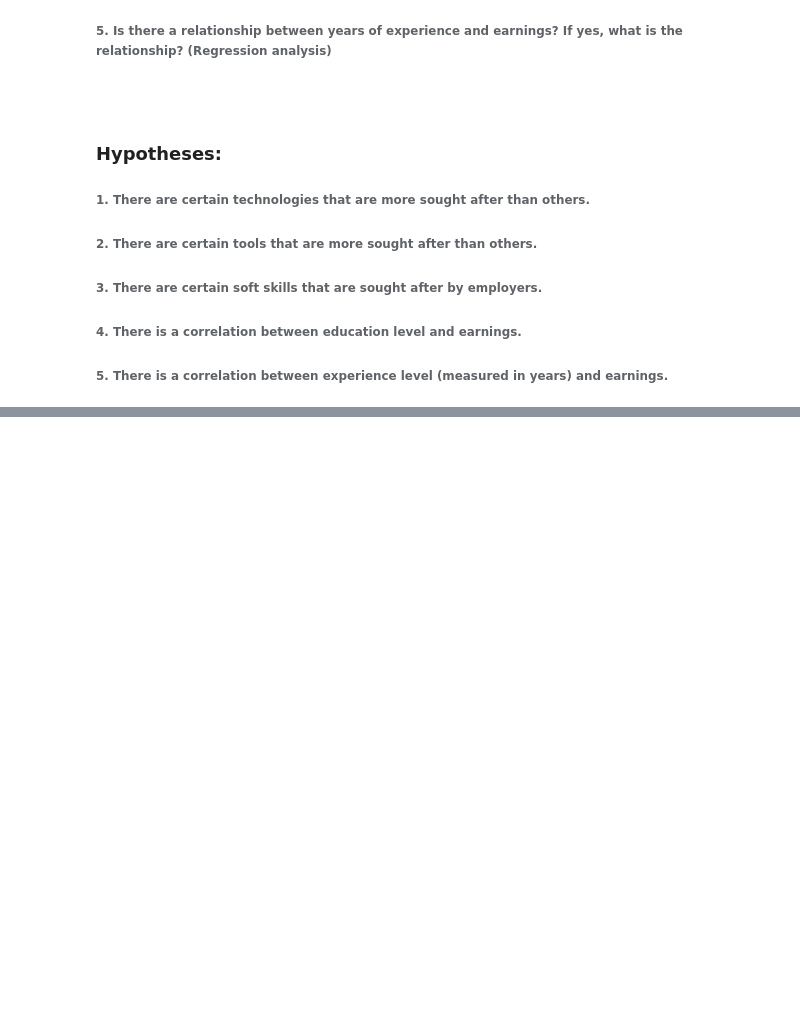
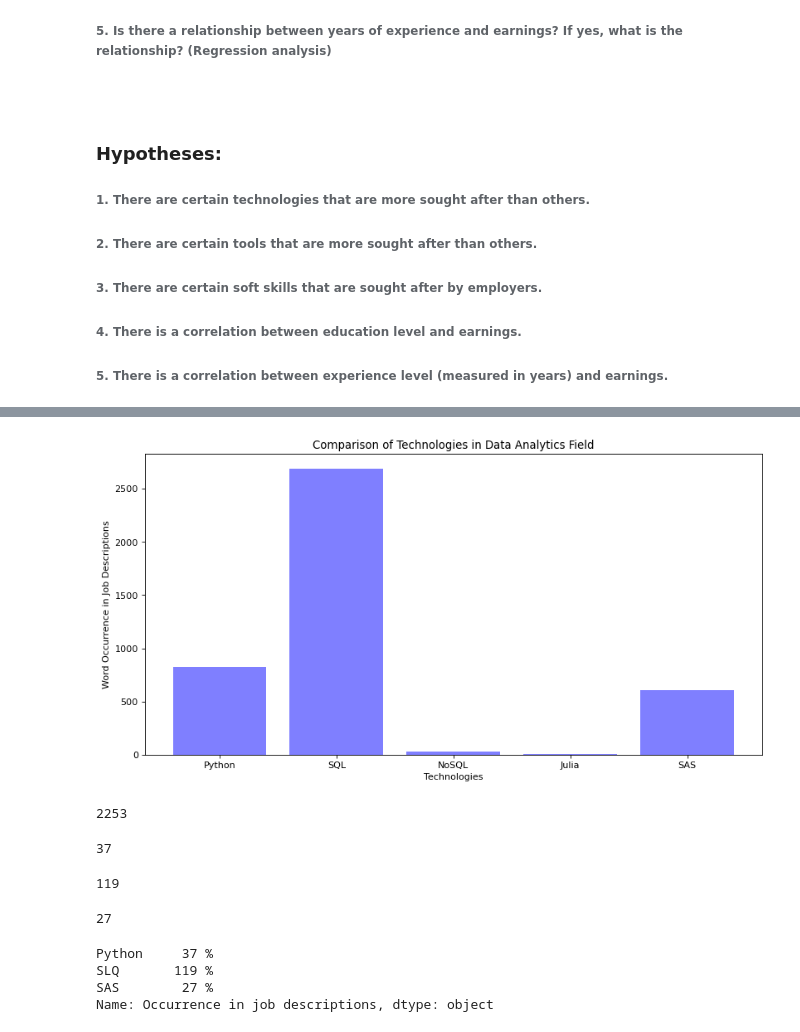
Before and after one commit to rita-s/Data_Analysis_Project_1, a Jupyter notebook: HR_Hackers.ipynb, the cells around one changed output, grey strips where cells are left out. Saved outputs shown, nothing was run; the diff lists cells and outputs as text; code cells hidden in the pictures; blank space fills up the shorter version.

```diff
--- a/HR_Hackers.ipynb
+++ b/HR_Hackers.ipynb
@@ -129,0 +80,16 @@ The correlation coefficient between Annual Salary and Years of Experience is 0.3
+# %%
+# This is the third attempt for this task and has to be done in pure Python for the below reasons:
+# Attempt 1 with CountVectorizer produces a lot of noise, which doesn't remove unwanted chars and produces incorrect counts
+# Attempt 2 with pandas doesn't parse the text correctly and produces incorrect counts due to chars such as  "\", "\n", and "\\n". Replacing them with empty space doesn't solve the issue
+with open('job_descriptions.csv') as csvfile:
+    csvreader = csv.reader(csvfile)
+    for row in csvreader:
+        for technology in technology_keywords:
+            technology_keywords[technology] += row[2].lower().count(technology.lower())
+        for technology in tools_keywords:
+            tools_keywords[technology] += row[2].lower().count(technology.lower())
+        for technology in soft_skills_keywords:
+            soft_skills_keywords[technology] += row[2].lower().count(technology.lower())
+    print(technology_keywords)
+    print(tools_keywords)
+    print(soft_skills_keywords)
@@ -129,0 +111,57 @@ The correlation coefficient between Annual Salary and Years of Experience is 0.3
+# %%
+# Displaying technologies data in form of a bar chart
+x_axis = np.arange(len(technology_keywords))
+# Declaring width and height of the figure, so it can produce visually pleasant result
+plt.figure('0', figsize=(12, 6), dpi=80)
+plt.bar(x_axis, technology_keywords.values(), color='blue', alpha=0.5, align='center')
+tick_locations = [value for value in x_axis]
+plt.xticks(tick_locations, technology_keywords.keys())
+plt.title('Comparison of Technologies in Data Analytics Field')
+plt.xlabel('Technologies')
+plt.ylabel('Word Occurrence in Job Descriptions')
+plt.savefig('Comparison of Technologies in Data Analytics Field')
+# %% [output]
+[figure, added]
+# %%
+amount_of_job_offers = job_descriptions['Job Description'].count()
+amount_of_job_offers
+# %% [output]
+2253
+# %%
+# Mean occurrence of 'Python' keyword in all job offers
+python_mean = technology_keywords['Python'] / amount_of_job_offers
+# How many % of all job descriptions contain keyword 'Python'
+python = round(python_mean * 100)
+python
+# %% [output]
+37
+# %%
+# Mean occurrence of 'SQL' keyword in all job offers
+sql_mean = technology_keywords['SQL'] / amount_of_job_offers
+# How many % of all job descriptions contain keyword 'SQL'
+sql = round(sql_mean * 100)
+sql
+# %% [output]
+119
+# %%
+# Mean occurrence of 'SAS' keyword in all job offers
+sas_mean = technology_keywords['SAS'] / amount_of_job_offers
+# How many % of all job descriptions contain keyword 'SAS'
+sas = round(sas_mean * 100)
+sas
+# %% [output]
+27
+# %%
+technologies = {
+'Python': f'{python} %',
+'SLQ': f'{sql} %',
+'SAS': f'{sas} %',
+}
+
+technologies_summary = pd.Series(technologies, name='Occurrence in job descriptions')
+technologies_summary
+# %% [output]
+Python     37 %
+SLQ       119 %
+SAS        27 %
+Name: Occurrence in job descriptions, dtype: object
```
Also changed, not shown: parts of 93 cells of this notebook.
